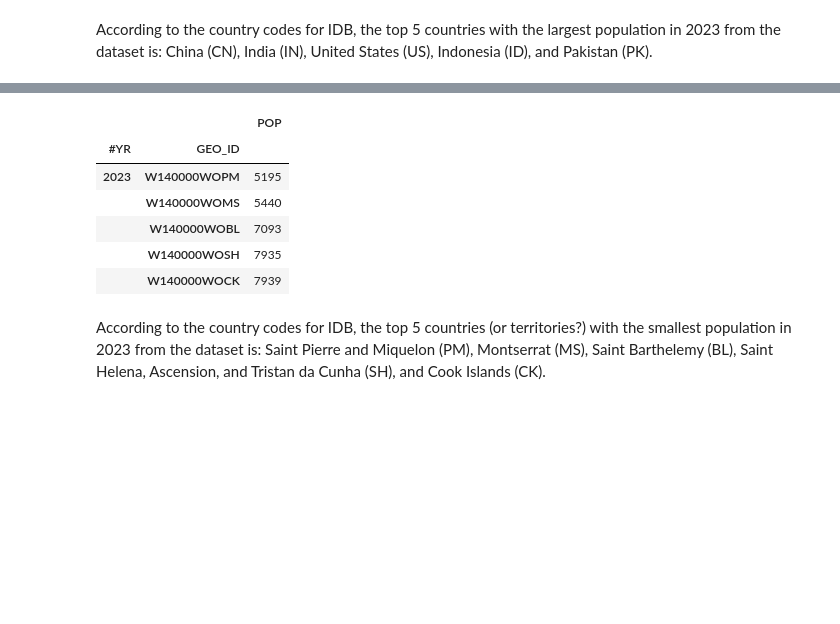
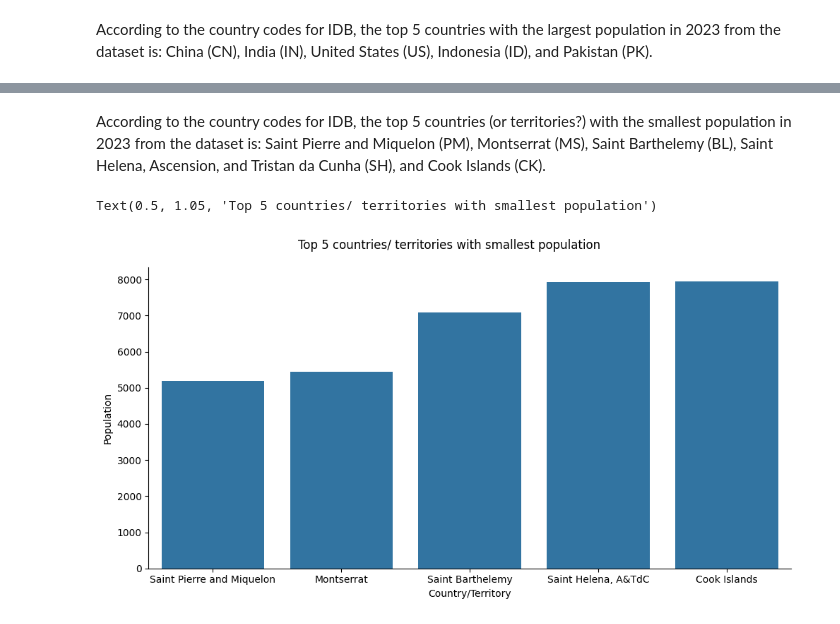
Before and after one commit to thaianle/international-database, a Jupyter notebook: idbsingleyear-python.ipynb, the cells around one changed output, grey strips where cells are left out. Saved outputs shown, nothing was run; the diff lists cells and outputs as text; code cells hidden in the pictures; blank space fills up the shorter version.

```diff
--- a/idbsingleyear-python.ipynb
+++ b/idbsingleyear-python.ipynb
@@ -155,14 +157,17 @@ Text(0.5, 1.05, 'Top 5 countries/ territories with largest population')
 # %%
 # Sort in the ascending order
 idbsingleyear_2023_smallest = idbsingleyear_2023.sort_values('POP', ascending = True)
-idbsingleyear_2023_smallest.head(5)
+idbsingleyear_2023_smallest = idbsingleyear_2023_smallest.head(5)
-# %% [output]
-|  |  | POP |
-| #YR | GEO_ID |  |
-| 2023 | W140000WOPM | 5195 |
-|  | W140000WOMS | 5440 |
-|  | W140000WOBL | 7093 |
-|  | W140000WOSH | 7935 |
-|  | W140000WOCK | 7939 |
 # %% [markdown]
 According to the country codes for IDB, the top 5 countries (or territories?) with the smallest population in 2023 from the dataset is: Saint Pierre and Miquelon (PM), Montserrat (MS), Saint Barthelemy (BL), Saint Helena, Ascension, and Tristan da Cunha (SH), and Cook Islands (CK).
+# %%
+# Plotting territories with smallest population as a bar chart - same method as the previous part
+smallest_pop = sns.catplot(data = idbsingleyear_2023_smallest, x = 'GEO_ID', y = 'POP', kind = 'bar', aspect = 2)
+
+smallest_pop.set_axis_labels('Country/Territory', 'Population')
+smallest_pop.set_xticklabels(['Saint Pierre and Miquelon', 'Montserrat', 'Saint Barthelemy', 'Saint Helena, A&TdC', 'Cook Islands'])
+# I have to use abbreviations because the territory's name is very long
+smallest_pop.fig.suptitle('Top 5 countries/ territories with smallest population', y = 1.05)
+# %% [output]
+Text(0.5, 1.05, 'Top 5 countries/ territories with smallest population')
+[figure, added]
```
Also changed, not shown: parts of 1 cell of this notebook.
